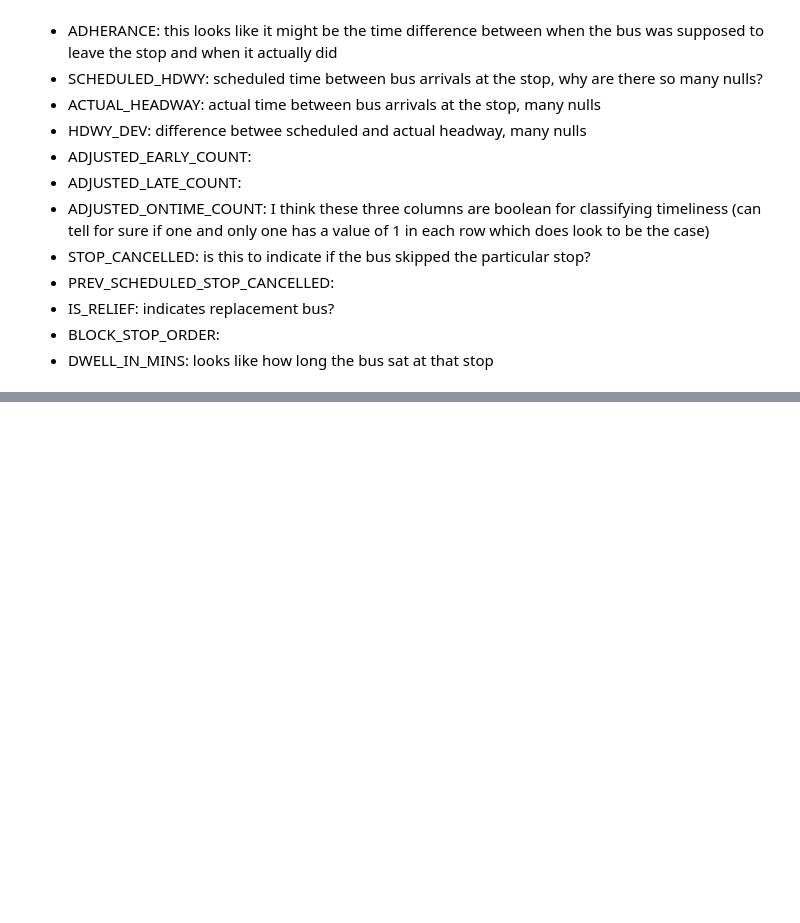
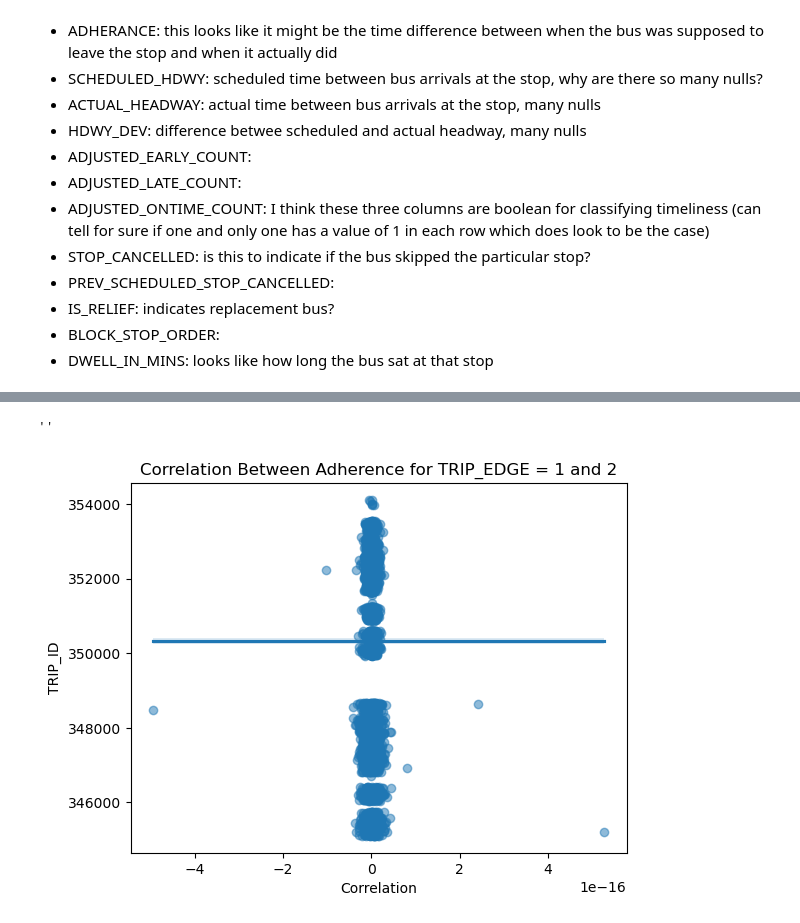
Before and after one commit to nss-data-science-cohort-7/wego-bone_scrapers_wego, a Jupyter notebook: notebooks/tw_01_initial_eda.ipynb, the cells around one changed output, grey strips where cells are left out. Drawn from its saved outputs; the diff is of its cells as text; code cells hidden in the pictures; blank space fills up the shorter version.

```diff
--- a/notebooks/tw_01_initial_eda.ipynb
+++ b/notebooks/tw_01_initial_eda.ipynb
@@ -70,0 +123,23 @@ Columns:
+# %%
+# scatterplot with first stop adherance and last stop adherance on the axes
+
+trip_beg_end = bus_csv[bus_csv['TRIP_EDGE'].isin([1, 2])]
+
+edge_1 = bus_csv[bus_csv['TRIP_EDGE'] == 1][['TRIP_ID', 'ADHERENCE']]
+edge_2 = bus_csv[bus_csv['TRIP_EDGE'] == 2][['TRIP_ID', 'ADHERENCE']]
+
+trip_beg_end = pd.merge(edge_1, edge_2, on = 'TRIP_ID', suffixes = ('_1', '_2'))
+
+adherence_corr = trip_beg_end.groupby('TRIP_ID').apply(lambda x: x['ADHERENCE_1'].corr(x['ADHERENCE_2'])).reset_index()
+adherence_corr.columns = ['TRIP_ID', 'Correlation']
+# %%
+sns.regplot(x = adherence_corr['Correlation'], y = adherence_corr['TRIP_ID'], scatter_kws = {'alpha': 0.5})
+plt.xlabel('Correlation')
+plt.ylabel('TRIP_ID')
+plt.title('Correlation Between Adherence for TRIP_EDGE = 1 and 2')
+;
+
+# same story different verse if I did this correctly
+# %% [output]
+''
+[figure, added]
```
Also changed, not shown: parts of 10 cells of this notebook, 1 other file.
